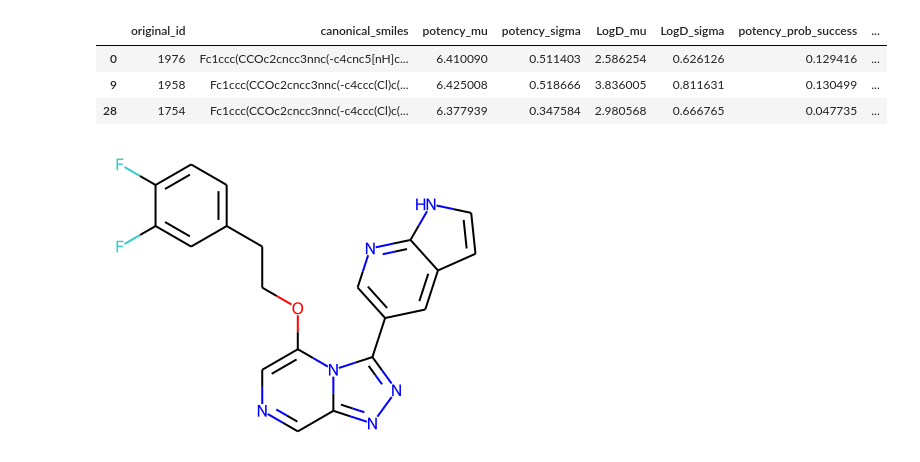
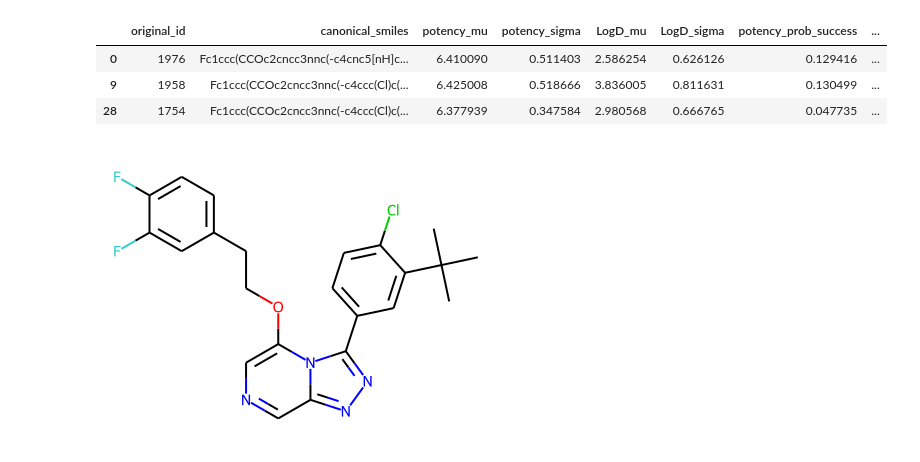
Before and after one commit to KISysBio/modSAR, a Jupyter notebook: processing/notebooks/2021-07-jon-osm-s4-predict-evariste-compounds.ipynb, the cells around one changed output. Drawn from its saved outputs; the diff is of its cells as text; code cells hidden in the pictures.

```diff
--- a/processing/notebooks/2021-07-jon-osm-s4-predict-evariste-compounds.ipynb
+++ b/processing/notebooks/2021-07-jon-osm-s4-predict-evariste-compounds.ipynb
@@ -345,6 +327,6 @@ gen_df[gen_df["potency_mu"] > 6.3]
 | 9 | 1958 | Fc1ccc(CCOc2cncc3nnc(-c4ccc(Cl)c(... | 6.425008 | 0.518666 | 3.836005 | 0.811631 | 0.130499 | ... |
 | 28 | 1754 | Fc1ccc(CCOc2cncc3nnc(-c4ccc(Cl)c(... | 6.377939 | 0.347584 | 2.980568 | 0.666765 | 0.047735 | ... |
 # %%
-plot_compound(1976)
+plot_compound(921)
 # %% [output]
-[figure, old version]
+[figure, new version]
```
Also changed, not shown: parts of 2 cells of this notebook.
